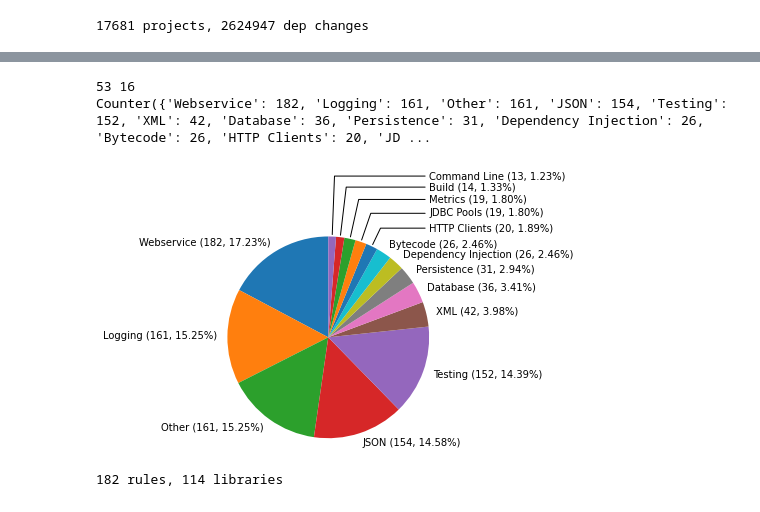
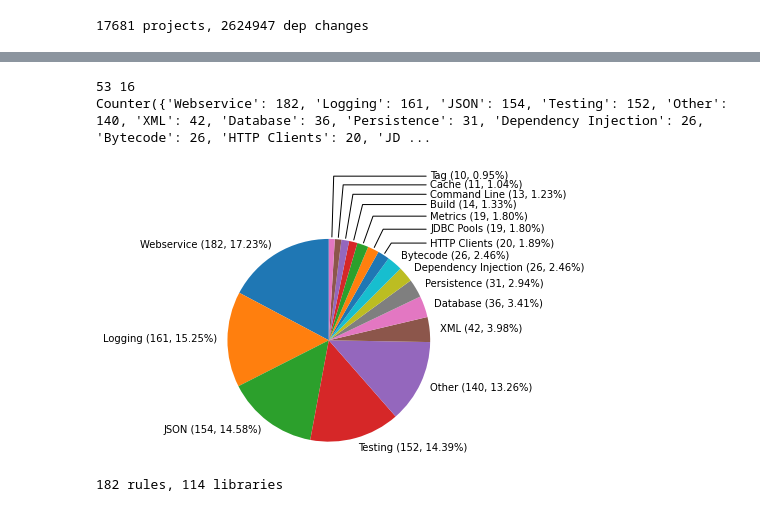
Before and after one commit to hehao98/LibraryMigration, a Jupyter notebook: plot_migrations.ipynb, the cells around one changed output, grey strips where cells are left out. Drawn from its saved outputs; the diff is of its cells as text; code cells hidden in the pictures.

```diff
--- a/plot_migrations.ipynb
+++ b/plot_migrations.ipynb
@@ -53,5 +53,7 @@ rules["fromLibCategory"] = rules.fromLib.map(lambda x: lib2category[x]).fillna("
 rules["toLibCategory"] = rules.toLib.map(lambda x: lib2category[x]).fillna("Other")
 rules["numRepositories"] = [len(set(migrations[(migrations.fromLib == from_lib) & (migrations.toLib == to_lib)].repoName))
                             for from_lib, to_lib in zip(rules.fromLib, rules.toLib)]
+rules["repos"] =  [set(migrations[(migrations.fromLib == from_lib) & (migrations.toLib == to_lib)].repoName)
+                            for from_lib, to_lib in zip(rules.fromLib, rules.toLib)]
 rules.head()
 # %% [output]
@@ -79,0 +82,21 @@ rules[rules.fromLibCategory != rules.toLibCategory]
+# %%
+data = rules[rules.fromLibCategory == rules.toLibCategory]
+catdis = Counter()
+for x, y in zip(data.fromLibCategory, data.numRepositories):
+    catdis[x] += y
+#catdis = {x: len(y) for x, y in catdis.items()}
+print(len(catdis), len([x for x in catdis if catdis[x] >= 10]))
+for key in list(catdis.keys()):
+    if key != "other" and catdis[key] < 30:
+        catdis["Other"] += catdis[key]
+        del catdis[key]
+print(catdis)
+data = sorted(catdis.items(), key=lambda x: -x[1])
+fig, ax = plt.subplots(figsize=(6,4))
+ax.barh(y=range(0, len(data)), width=[x[1] for x in data], tick_label=[x[0] for x in data], edgecolor="black", facecolor=sns.color_palette()[0], alpha=0.8)
+for i in range(0, len(data)):
+    ax.text(data[i][1]+5, i, str(data[i][1]), fontsize=9, horizontalalignment="left", verticalalignment="center")
+ax.set_ylim(-1, len(data))
+ax.set_xlim(0, 1400)
+ax.set_xlabel("Number of Migrations Happened")
+fig.savefig("plots/migrepodist.pdf", bbox_inches="tight")
@@ -80,34 +107,34 @@ rules[rules.fromLibCategory != rules.toLibCategory]
 # %%
 catdis = Counter(rules[rules.fromLibCategory == rules.toLibCategory].fromLibCategory)
 print(len(catdis), len([x for x in catdis if catdis[x] >= 10]))
 for key in list(catdis.keys()):
-    if key != "other" and catdis[key] < 13:
+    if key != "other" and catdis[key] < 10:
         catdis["Other"] += catdis[key]
         del catdis[key]
 print(catdis)
 data = sorted(catdis.items(), key=lambda x: -x[1])
 labels = [f"{x[0]} ({x[1]}, {100 * x[1] / sum(catdis.values()):.2f}%)" for x in data]
 fig, ax = plt.subplots(figsize=(4,4))
 patches, texts = ax.pie([x[1] for x in data], labels=labels[0:10] + [""] * (len(labels) - 10),
         shadow=False, startangle=90, labeldistance=1.1, pctdistance=0.8)
 ax.axis('equal')  # Equal aspect ratio ensures that pie is drawn as a circle.
 
 kw = dict(arrowprops=dict(arrowstyle="-"), zorder=0, va="center")
-for i in range(-5, 0):
+for i in range(-7, 0):
     p = patches[i]
     ang = (p.theta2 - p.theta1) / 2.0 + p.theta1
     y = np.sin(np.deg2rad(ang))
     x = np.cos(np.deg2rad(ang))
     horizontalalignment = {-1: "right", 1: "left"}[int(np.sign(x))]
     connectionstyle = f"angle,angleA=0,angleB={ang}"
     kw["arrowprops"].update({"connectionstyle": connectionstyle})
-    ax.annotate(labels[i], xy=(x, y), xytext=(1*np.sign(x), (1.7 + 0.1 * i) *y),
+    ax.annotate(labels[i], xy=(x, y), xytext=(1*np.sign(x), (1.7 + 0.08 * i) *y),
                 horizontalalignment=horizontalalignment, **kw)
 fig.savefig("plots/migcat.pdf", bbox_inches="tight")
 # %% [output]
 53 16
-Counter({'Webservice': 182, 'Logging': 161, 'Other': 161, 'JSON': 154, 'Testing': 152, 'XML': 42, 'Database': 36, 'Persistence': 31, 'Dependency Injection': 26, 'Bytecode': 26, 'HTTP Clients': 20, 'JD ...
+Counter({'Webservice': 182, 'Logging': 161, 'JSON': 154, 'Testing': 152, 'Other': 140, 'XML': 42, 'Database': 36, 'Persistence': 31, 'Dependency Injection': 26, 'Bytecode': 26, 'HTTP Clients': 20, 'JD ...
-[figure, old version]
+[figure, new version]
 # %%
 web_rules = rules[(rules.fromLibCategory == rules.toLibCategory) & (rules.fromLibCategory == "Webservice")]
 print(f"{len(web_rules)} rules, {len(set(web_rules.fromLib) | set(web_rules.toLib))} libraries")
```
Also changed, not shown: parts of 7 cells of this notebook, 3 other files.
